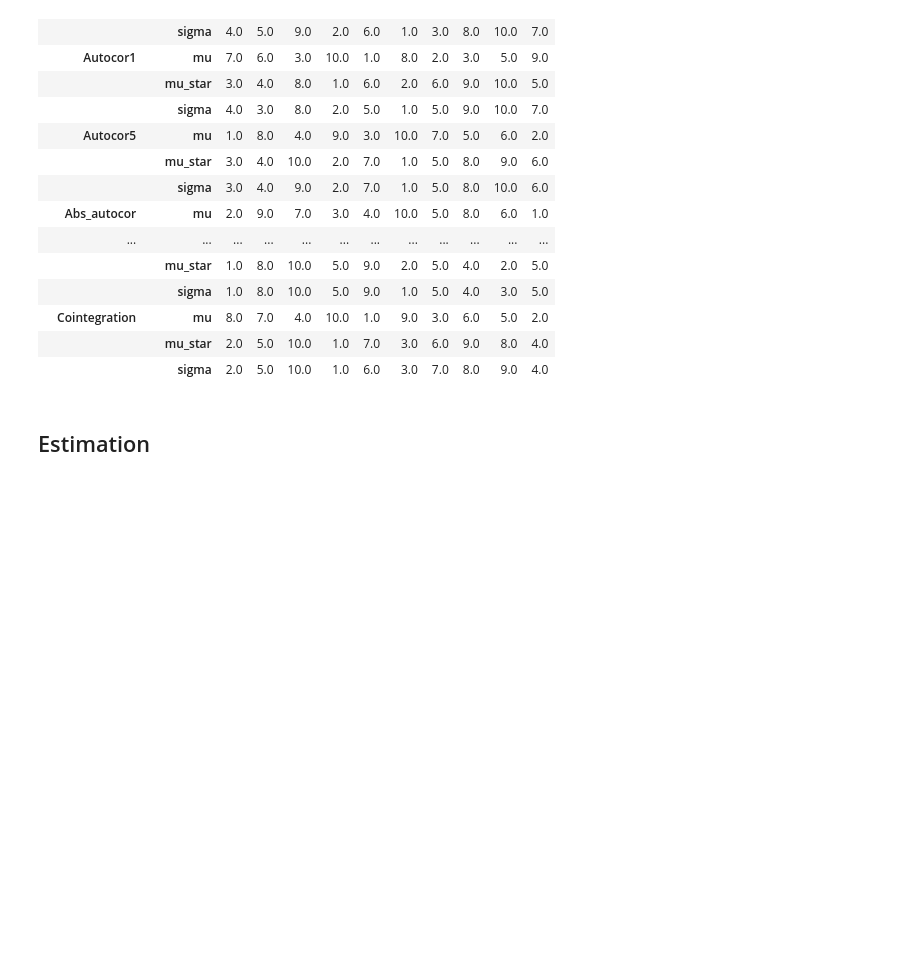
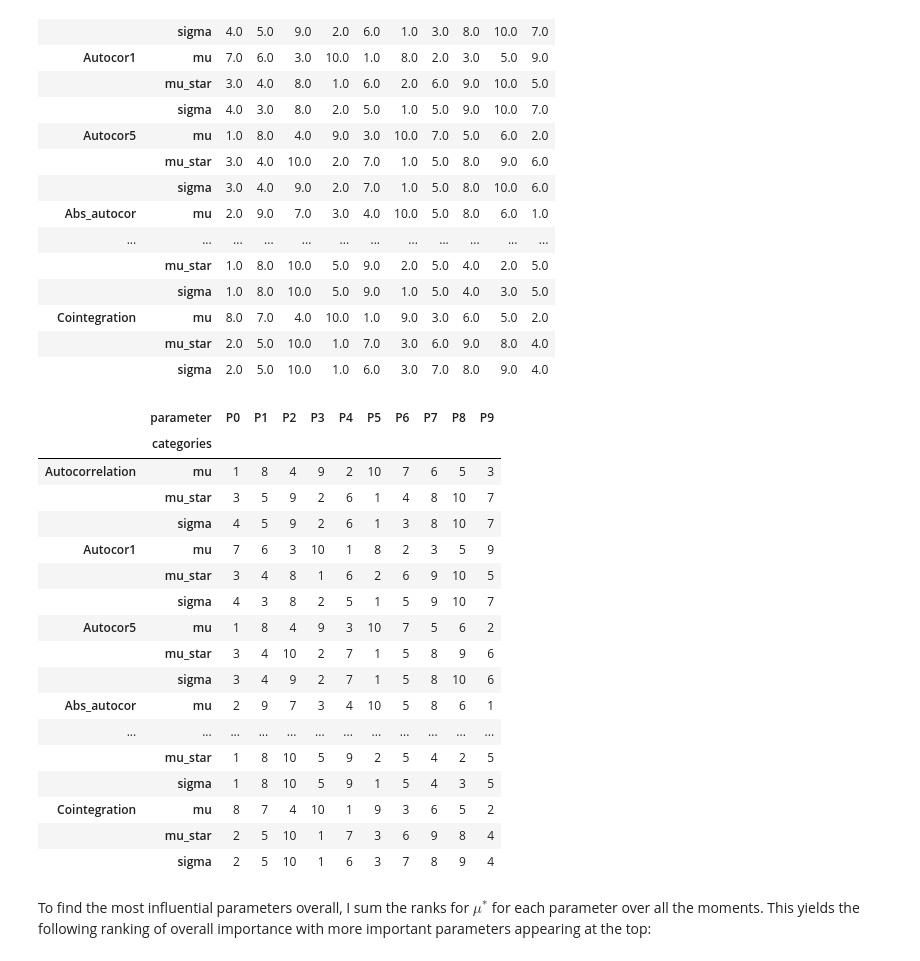
Before and after one commit to joerischasfoort/sim-fin-abm, a Jupyter notebook: Fundamentals_decoupled_in_an_agent-based_model.ipynb, the cells around one changed output. Cells and saved outputs as stored; diff of their text form; code cells hidden in the pictures; blank space fills up the shorter version.

```diff
--- a/Fundamentals_decoupled_in_an_agent-based_model.ipynb
+++ b/Fundamentals_decoupled_in_an_agent-based_model.ipynb
@@ -544,5 +548,38 @@ df
 | Cointegration | mu | 8.0 | 7.0 | 4.0 | 10.0 | 1.0 | 9.0 | 3.0 | 6.0 | 5.0 | 2.0 |
 |  | mu_star | 2.0 | 5.0 | 10.0 | 1.0 | 7.0 | 3.0 | 6.0 | 9.0 | 8.0 | 4.0 |
 |  | sigma | 2.0 | 5.0 | 10.0 | 1.0 | 6.0 | 3.0 | 7.0 | 8.0 | 9.0 | 4.0 |
-# %% [markdown]
-## Estimation
+# %%
+csv = pd.read_csv('morris_ranks.csv', sep='&')
+
+parameter_lables = ['P{}'.format(n) for n in range(10)]
+
+# create multi-level df
+header = pd.MultiIndex.from_product([parameter_lables, morris_categories], names=['parameter','categories'])
+
+df = pd.DataFrame(0,
+                  index=test_labels,
+                  columns=header)
+
+df = df.stack()
+# %%
+df[parameter_lables] = csv[parameter_lables].values
+df
+# %% [output]
+|  | parameter | P0 | P1 | P2 | P3 | P4 | P5 | P6 | P7 | P8 | P9 |
+|  | categories |  |  |  |  |  |  |  |  |  |  |
+| Autocorrelation | mu | 1 | 8 | 4 | 9 | 2 | 10 | 7 | 6 | 5 | 3 |
+|  | mu_star | 3 | 5 | 9 | 2 | 6 | 1 | 4 | 8 | 10 | 7 |
+|  | sigma | 4 | 5 | 9 | 2 | 6 | 1 | 3 | 8 | 10 | 7 |
+| Autocor1 | mu | 7 | 6 | 3 | 10 | 1 | 8 | 2 | 3 | 5 | 9 |
+|  | mu_star | 3 | 4 | 8 | 1 | 6 | 2 | 6 | 9 | 10 | 5 |
+|  | sigma | 4 | 3 | 8 | 2 | 5 | 1 | 5 | 9 | 10 | 7 |
+| Autocor5 | mu | 1 | 8 | 4 | 9 | 3 | 10 | 7 | 5 | 6 | 2 |
+|  | mu_star | 3 | 4 | 10 | 2 | 7 | 1 | 5 | 8 | 9 | 6 |
+|  | sigma | 3 | 4 | 9 | 2 | 7 | 1 | 5 | 8 | 10 | 6 |
+| Abs_autocor | mu | 2 | 9 | 7 | 3 | 4 | 10 | 5 | 8 | 6 | 1 |
+| ... | ... | ... | ... | ... | ... | ... | ... | ... | ... | ... | ... |
+|  | mu_star | 1 | 8 | 10 | 5 | 9 | 2 | 5 | 4 | 2 | 5 |
+|  | sigma | 1 | 8 | 10 | 5 | 9 | 1 | 5 | 4 | 3 | 5 |
+| Cointegration | mu | 8 | 7 | 4 | 10 | 1 | 9 | 3 | 6 | 5 | 2 |
+|  | mu_star | 2 | 5 | 10 | 1 | 7 | 3 | 6 | 9 | 8 | 4 |
+|  | sigma | 2 | 5 | 10 | 1 | 6 | 3 | 7 | 8 | 9 | 4 |
@@ -548,0 +591,2 @@ df
+# %% [markdown]
+To find the most influential parameters overall, I sum the ranks for $\mu^*$ for each parameter over all the moments. This yields the following ranking of overall importance with more important parameters appearing at the top:
```
Also changed, not shown: parts of 46 cells of this notebook.
